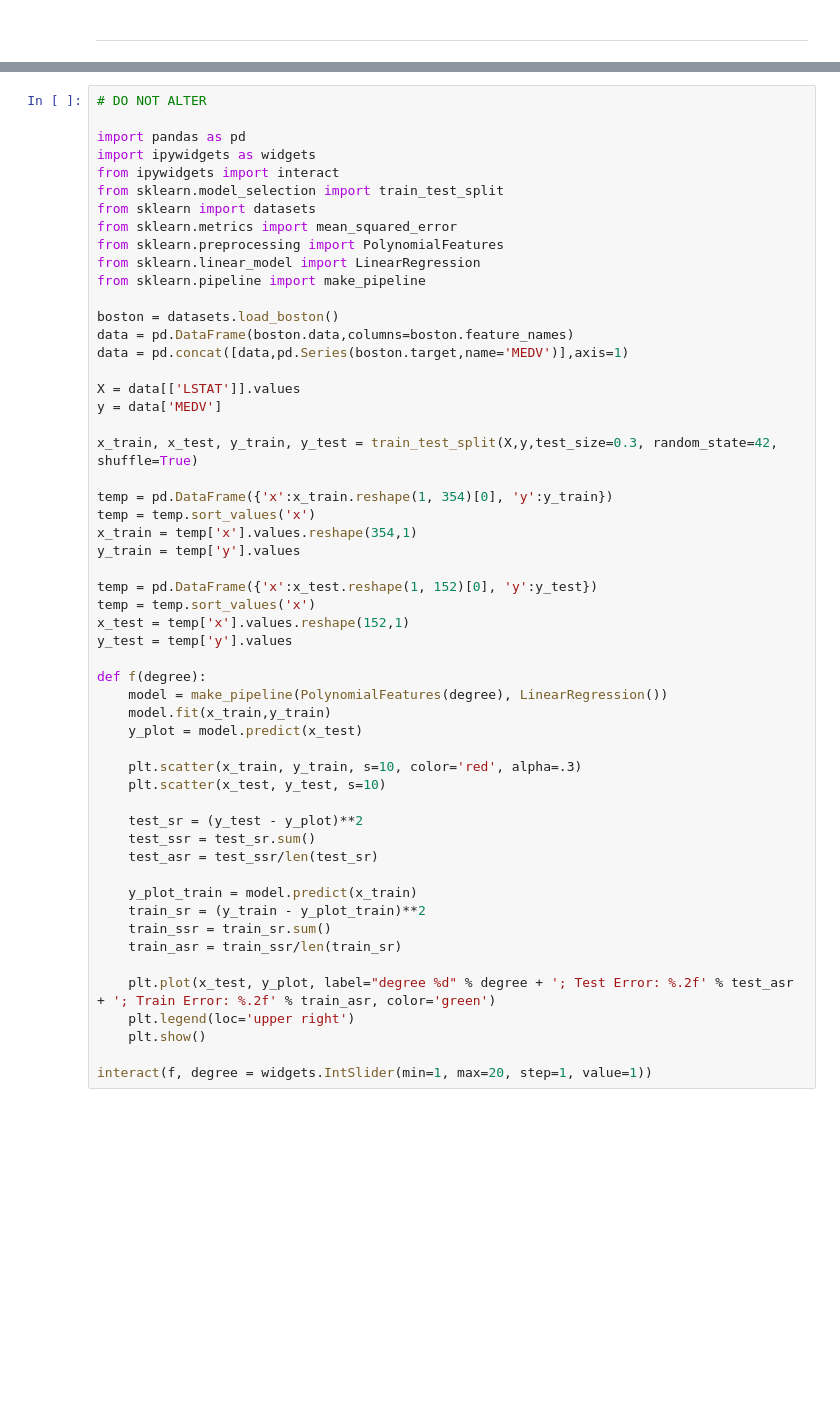
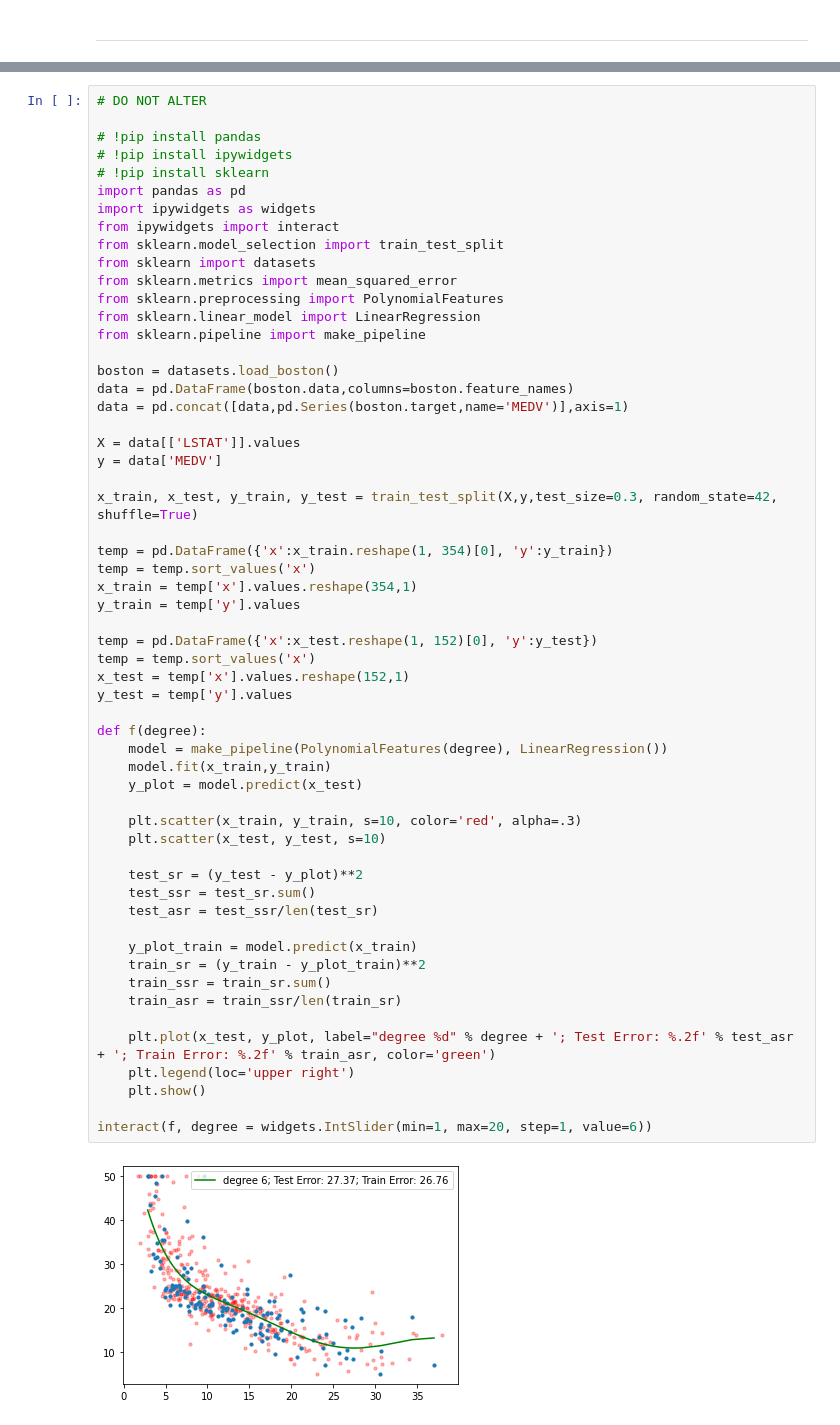
Before and after one commit to harishbommakanti/Homework-1, a Jupyter notebook: Homework-1.ipynb, the cells around one changed output, grey strips where cells are left out. Drawn from its saved outputs; the diff is of its cells as text; blank space fills up the shorter version.

```diff
--- a/Homework-1.ipynb
+++ b/Homework-1.ipynb
@@ -542,6 +552,9 @@ Recall what you learned about polynomial regression and explain what is happenin
 # %%
 # DO NOT ALTER
 
+# !pip install pandas
+# !pip install ipywidgets
+# !pip install sklearn
 import pandas as pd
 import ipywidgets as widgets
 from ipywidgets import interact
@@ -566,31 +579,32 @@ temp = temp.sort_values('x')
 x_train = temp['x'].values.reshape(354,1)
 y_train = temp['y'].values
 
 temp = pd.DataFrame({'x':x_test.reshape(1, 152)[0], 'y':y_test})
 temp = temp.sort_values('x')
 x_test = temp['x'].values.reshape(152,1)
 y_test = temp['y'].values
 
 def f(degree):
     model = make_pipeline(PolynomialFeatures(degree), LinearRegression())
     model.fit(x_train,y_train)
     y_plot = model.predict(x_test)
 
     plt.scatter(x_train, y_train, s=10, color='red', alpha=.3)
     plt.scatter(x_test, y_test, s=10)
 
     test_sr = (y_test - y_plot)**2
     test_ssr = test_sr.sum()
     test_asr = test_ssr/len(test_sr)
 
     y_plot_train = model.predict(x_train)
     train_sr = (y_train - y_plot_train)**2
     train_ssr = train_sr.sum()
     train_asr = train_ssr/len(train_sr)
 
     plt.plot(x_test, y_plot, label="degree %d" % degree + '; Test Error: %.2f' % test_asr + '; Train Error: %.2f' % train_asr, color='green')
     plt.legend(loc='upper right')
     plt.show()
 
-interact(f, degree = widgets.IntSlider(min=1, max=20, step=1, value=1))
+interact(f, degree = widgets.IntSlider(min=1, max=20, step=1, value=6))
 # %% [output]
+[figure, added]
```
Also changed, not shown: parts of 6 cells of this notebook.
